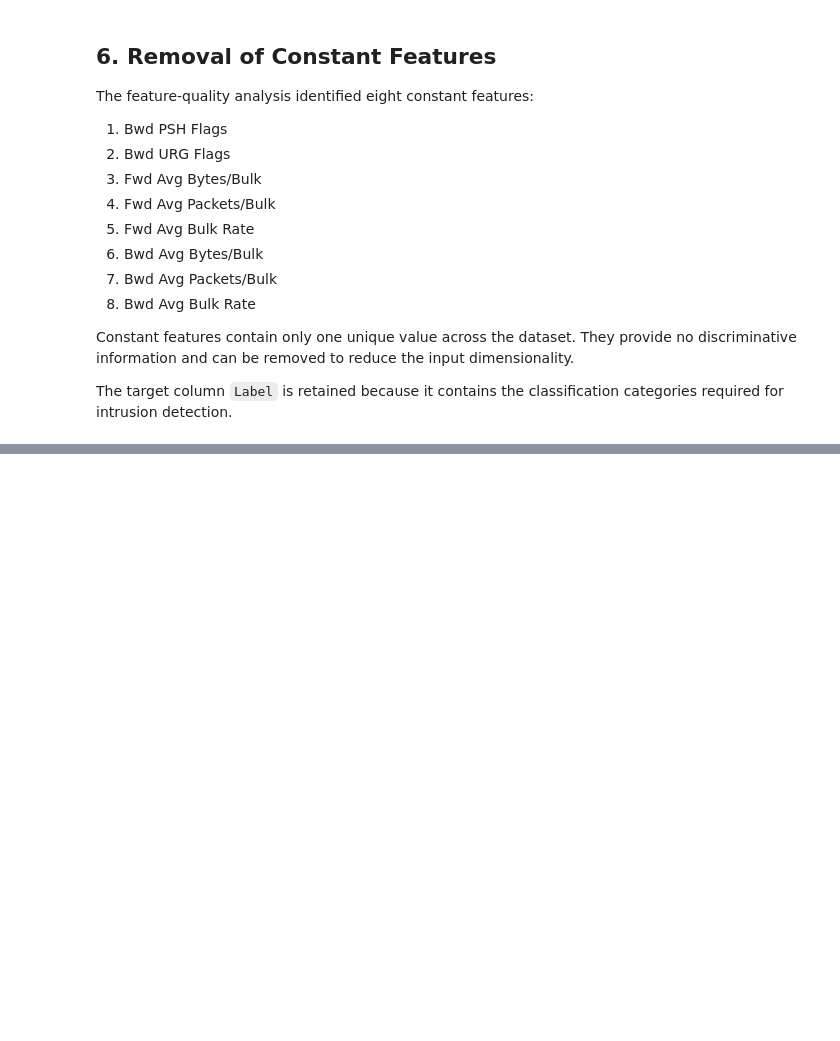
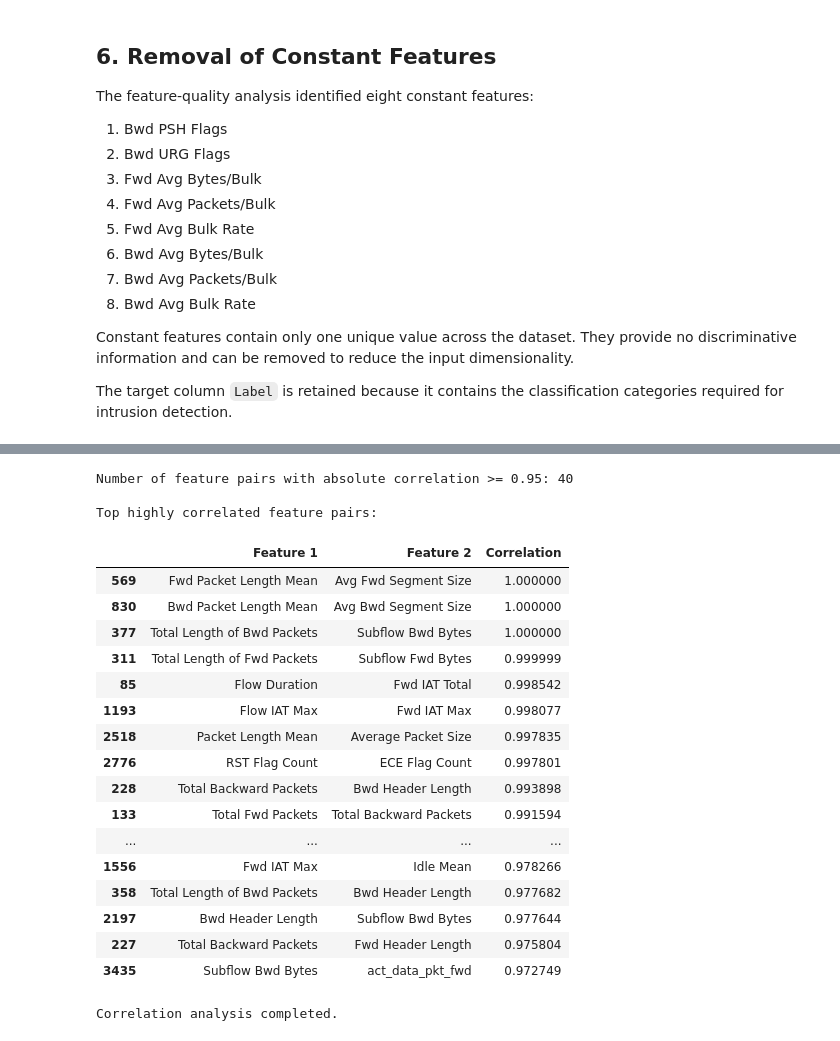
Before and after one commit to Yash-pandey1208/ThreatTrace, a Jupyter notebook: notebooks/04_feature_engineering.ipynb, the cells around one changed output, grey strips where cells are left out. Drawn from its saved outputs; the diff is of its cells as text; code cells hidden in the pictures; blank space fills up the shorter version.

```diff
--- a/notebooks/04_feature_engineering.ipynb
+++ b/notebooks/04_feature_engineering.ipynb
@@ -452,3 +590,43 @@ Number of feature pairs with absolute correlation >= 0.95: 57
+# %%
+# Display correlation results
+
+correlation_threshold = 0.95
+
+print(
+    "\nNumber of feature pairs with absolute "
+    f"correlation >= {correlation_threshold}:",
+    len(high_correlation_pairs)
+)
+
+print("\nTop highly correlated feature pairs:")
+
+display(
+    high_correlation_pairs.head(30)
+)
+
+print("\nCorrelation analysis completed.")
+# %% [output]
+Number of feature pairs with absolute correlation >= 0.95: 40
+
+Top highly correlated feature pairs:
+|  | Feature 1 | Feature 2 | Correlation |
+| 569 | Fwd Packet Length Mean | Avg Fwd Segment Size | 1.000000 |
+| 830 | Bwd Packet Length Mean | Avg Bwd Segment Size | 1.000000 |
+| 377 | Total Length of Bwd Packets | Subflow Bwd Bytes | 1.000000 |
+| 311 | Total Length of Fwd Packets | Subflow Fwd Bytes | 0.999999 |
+| 85 | Flow Duration | Fwd IAT Total | 0.998542 |
+| 1193 | Flow IAT Max | Fwd IAT Max | 0.998077 |
+| 2518 | Packet Length Mean | Average Packet Size | 0.997835 |
+| 2776 | RST Flag Count | ECE Flag Count | 0.997801 |
+| 228 | Total Backward Packets | Bwd Header Length | 0.993898 |
+| 133 | Total Fwd Packets | Total Backward Packets | 0.991594 |
+| ... | ... | ... | ... |
+| 1556 | Fwd IAT Max | Idle Mean | 0.978266 |
+| 358 | Total Length of Bwd Packets | Bwd Header Length | 0.977682 |
+| 2197 | Bwd Header Length | Subflow Bwd Bytes | 0.977644 |
+| 227 | Total Backward Packets | Fwd Header Length | 0.975804 |
+| 3435 | Subflow Bwd Bytes | act_data_pkt_fwd | 0.972749 |
+Correlation analysis completed.
 # %% [markdown]
 ## 10. Interpretation of Feature Correlation
 
```
Also changed, not shown: parts of 21 cells of this notebook.
